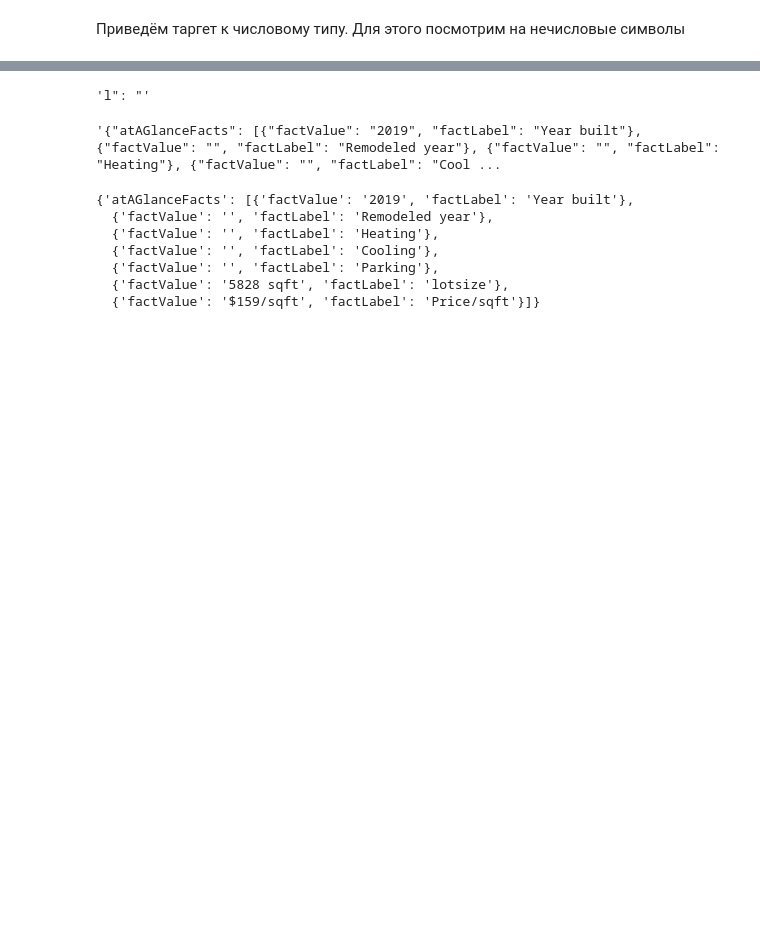
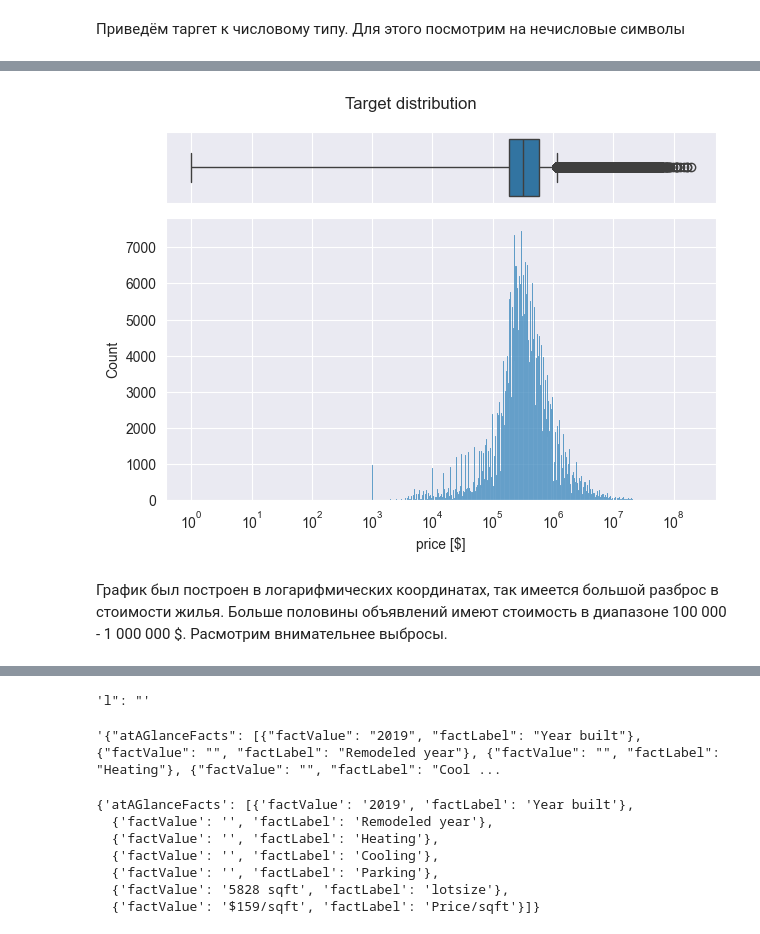
Before and after one commit to mvulf/housing_cost, a Jupyter notebook: notebooks/1.0-mv-data-understanding.ipynb, the cells around one changed output, grey strips where cells are left out. Saved outputs shown, nothing was run; the diff lists cells and outputs as text; code cells hidden in the pictures; blank space fills up the shorter version.

```diff
--- a/notebooks/1.0-mv-data-understanding.ipynb
+++ b/notebooks/1.0-mv-data-understanding.ipynb
@@ -183,22 +183,30 @@ import os
 import pandas as pd
 from pathlib import Path
 import pickle
+import seaborn as sns
+import matplotlib.pyplot as plt
+import numpy as np
+
+sns.set_style('darkgrid')
 
 from ydata_profiling import ProfileReport
 
-from IPython.display import display, HTML
+from IPython.display import display, display_html, HTML
 
 root_folder = '../'
 sys.path.append(root_folder)
-from src.data import make_dataset
+# from src.data import make_dataset
+from src import utils
+from src.features import build_features
+from src.visualization import visualize
 
 source_data = Path(root_folder, 'data', 'raw', 'data.csv')
 # %%
-df = pd.read_csv(
+raw_df = pd.read_csv(
     source_data
 )
-df.info()
-display(df)
+raw_df.info()
+display(raw_df)
 # %% [output]
 <class 'pandas.core.frame.DataFrame'>
 RangeIndex: 377185 entries, 0 to 377184
@@ -260,0 +271,7 @@ See report in  ../reports/init_profiling.html
+# %%
+print(
+    'Доля строк без таргета:',
+    utils.get_percentage(raw_df['target'].isna().sum(), raw_df.shape[0])
+)
+df = raw_df.dropna(subset=['target'])
+df.shape
@@ -304,0 +309,10 @@ IndexError: string index out of range
+# %%
+print('Статус для объявлений с помесячной оплатой:')
+mo_mask = df['target'].str.contains('mo')
+display(df[mo_mask]['status'].value_counts())
+print(
+    'Доля объявлений аренды:',
+    utils.get_percentage(mo_mask.sum(), df.shape[0])
+)
+df = df[~mo_mask]
+df.shape
@@ -304,0 +356,16 @@ IndexError: string index out of range
+# %%
+df['target'] = build_features.get_numerical_target(df['target'])
+
+visualize.plot_box_hist_plot(
+    df,
+    'target',
+    numeric_label='price [$]',
+    log_scale=True,
+    title='Target distribution',
+);
+# %% [output]
+[figure, added]
+# %% [markdown]
+График был построен в логарифмических координатах, так имеется большой разброс в стоимости жилья.
+Больше половины объявлений имеют стоимость в диапазоне 100 000 - 1 000 000 $.
+Расмотрим внимательнее выбросы.
```
Also changed, not shown: parts of 37 cells of this notebook, 4 other files.
